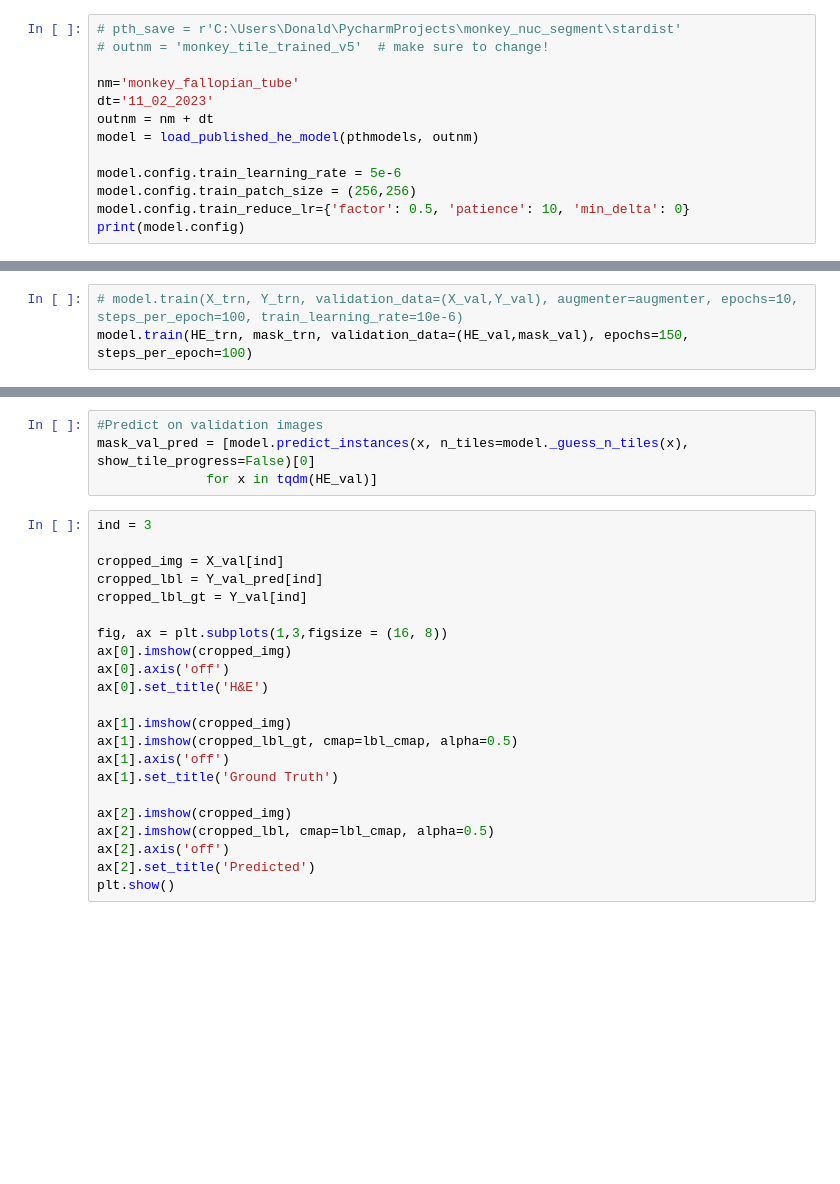
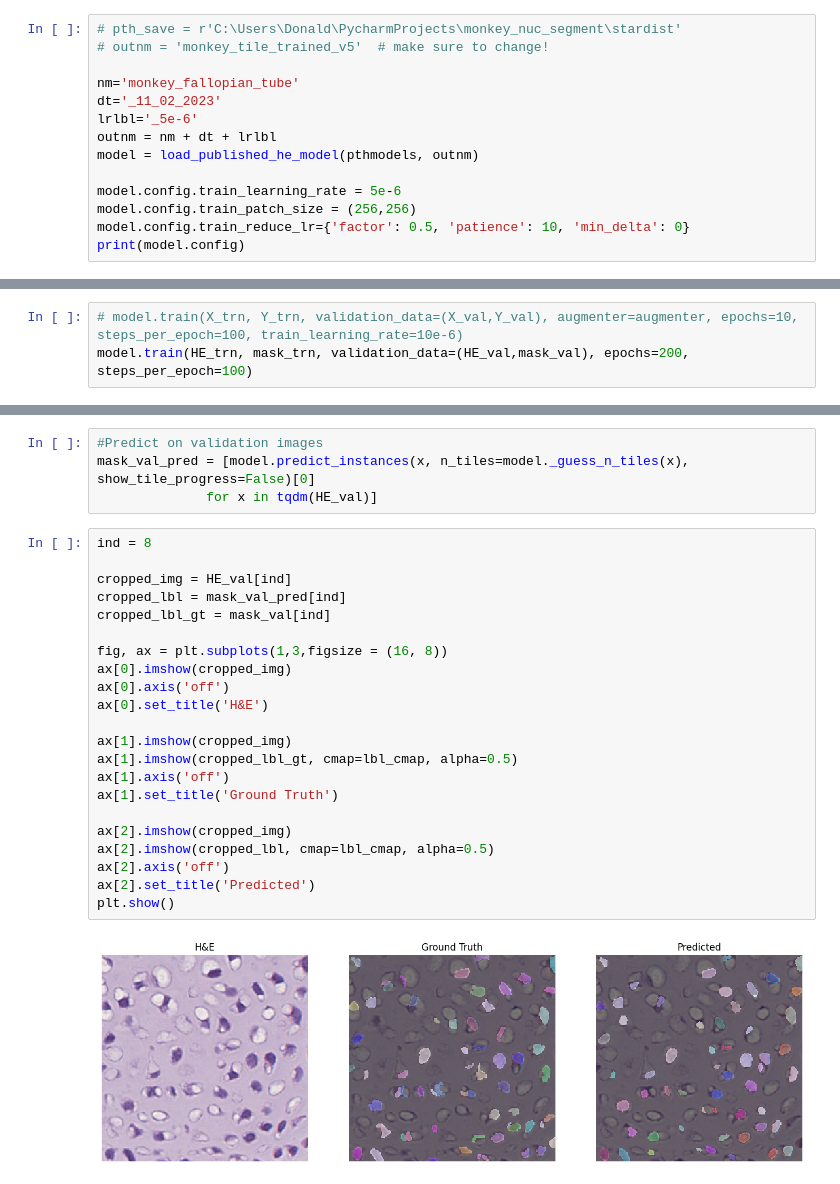
Before and after one commit to donniekramer8/Nuclei-seg-collection, a Jupyter notebook: stardist/Fallopian tubes/3_train_stardist_model_AF.ipynb, the cells around one changed output, grey strips where cells are left out. Cells and saved outputs as stored; diff of their text form; blank space fills up the shorter version.

Commit message:
code 3 train stardist AF DK v3

```diff
--- a/stardist/Fallopian tubes/3_train_stardist_model_AF.ipynb
+++ b/stardist/Fallopian tubes/3_train_stardist_model_AF.ipynb
@@ -300,8 +303,9 @@ def configure_model_for_training(model: StarDist2D,
 # outnm = 'monkey_tile_trained_v5'  # make sure to change!
 
 nm='monkey_fallopian_tube'
-dt='11_02_2023'
-outnm = nm + dt
+dt='_11_02_2023'
+lrlbl='_5e-6'
+outnm = nm + dt + lrlbl
 model = load_published_he_model(pthmodels, outnm)
 
 model.config.train_learning_rate = 5e-6
@@ -319,5 +325,5 @@ Config2D(n_dim=2, axes='YXC', n_channel_in=3, n_channel_out=33, train_checkpoint
 # HE_trn, mask_trn, HE_val, mask_val
 # %%
 # model.train(X_trn, Y_trn, validation_data=(X_val,Y_val), augmenter=augmenter, epochs=10, steps_per_epoch=100, train_learning_rate=10e-6)
-model.train(HE_trn, mask_trn, validation_data=(HE_val,mask_val), epochs=150, steps_per_epoch=100)
+model.train(HE_trn, mask_trn, validation_data=(HE_val,mask_val), epochs=200, steps_per_epoch=100)
 # %% [output]
@@ -348,24 +343,26 @@ model
 mask_val_pred = [model.predict_instances(x, n_tiles=model._guess_n_tiles(x), show_tile_progress=False)[0]
               for x in tqdm(HE_val)]
 # %%
-ind = 3
+ind = 8
 
-cropped_img = X_val[ind]
-cropped_lbl = Y_val_pred[ind]
-cropped_lbl_gt = Y_val[ind]
+cropped_img = HE_val[ind]
+cropped_lbl = mask_val_pred[ind]
+cropped_lbl_gt = mask_val[ind]
 
 fig, ax = plt.subplots(1,3,figsize = (16, 8))
 ax[0].imshow(cropped_img)
 ax[0].axis('off')
 ax[0].set_title('H&E')
 
 ax[1].imshow(cropped_img)
 ax[1].imshow(cropped_lbl_gt, cmap=lbl_cmap, alpha=0.5)
 ax[1].axis('off')
 ax[1].set_title('Ground Truth')
 
 ax[2].imshow(cropped_img)
 ax[2].imshow(cropped_lbl, cmap=lbl_cmap, alpha=0.5)
 ax[2].axis('off')
 ax[2].set_title('Predicted')
 plt.show()
+# %% [output]
+[figure, added]
```
Also changed, not shown: parts of 10 cells of this notebook.
